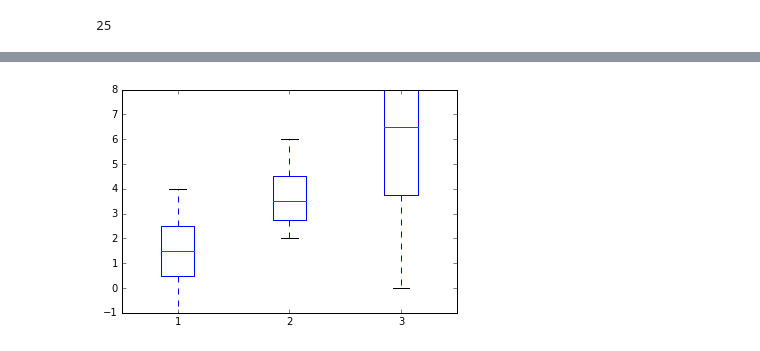
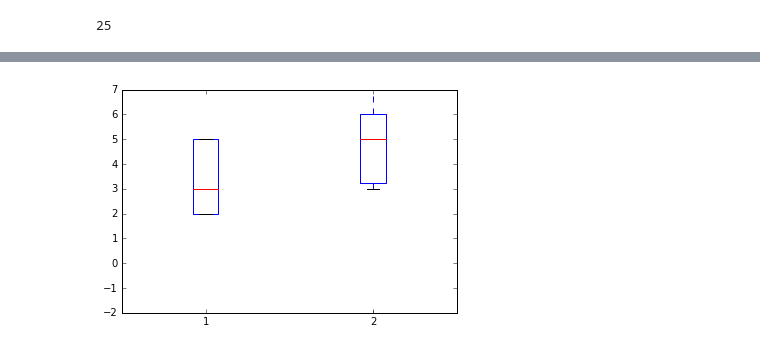
Before and after one commit to emmanuel-senft/data, a Jupyter notebook: scripts/logs.ipynb, the cells around one changed output, grey strips where cells are left out. Drawn from its saved outputs; the diff is of its cells as text; code cells hidden in the pictures.

```diff
--- a/scripts/logs.ipynb
+++ b/scripts/logs.ipynb
@@ -122,11 +122,11 @@ def print_results(tq, tr, p, g, b, e, f):
 # %%
 print "Results:"
 print "Condition passive robot:"
-p_tq, p_tr, p_p, p_g, p_b, p_e, p_f = analyse_folder("condition-nosparc-normal")
-print_results(p_tq, p_tr, p_p, p_g, p_b, p_e, p_f)
+p_tq, p_tr, p_po, p_g, p_b, p_e, p_f = analyse_folder("condition-nosparc-normal")
+print_results(p_tq, p_tr, p_po, p_g, p_b, p_e, p_f)
 print "Condition sparc robot:"
-s_tq, s_tr, s_p, s_g, s_b, s_e, s_f = analyse_folder("condition-sparc-normal")
-print_results(s_tq, s_tr, s_p, s_g, s_b, s_e, s_f)
+s_tq, s_tr, s_po, s_g, s_b, s_e, s_f = analyse_folder("condition-sparc-normal")
+print_results(s_tq, s_tr, s_po, s_g, s_b, s_e, s_f)
 p_p=p_g-p_b
 p_l=p_p[:,2]-p_p[:,0]
 p_l
@@ -159,4 +154,0 @@ array([ 4., -2.,  7.,  6.])
-# %%
-p_p=p_g-p_b
-p_l=p_p[:,2]-p_p[:,0]
-p_l
@@ -169,0 +165,8 @@ plt.show()
+# %%
+a=[i for i in range(len(p_g)) if (i!=0 and i != 3)]
+p_g=p_g[a]
+p_b=p_b[a]
+p_l=p_l[a]
+p_f=p_f[a]
+p_e=p_e[a]
+p_po=p_po[a]
@@ -170,5 +197,5 @@ plt.show()
 # %%
-p=plt.boxplot(s_g-s_b)
+plt.boxplot([p_l,s_l])
 plt.show()
 # %% [output]
-[figure, old version]
+[figure, new version]
```
Also changed, not shown: parts of 18 cells of this notebook, 7 other files.
